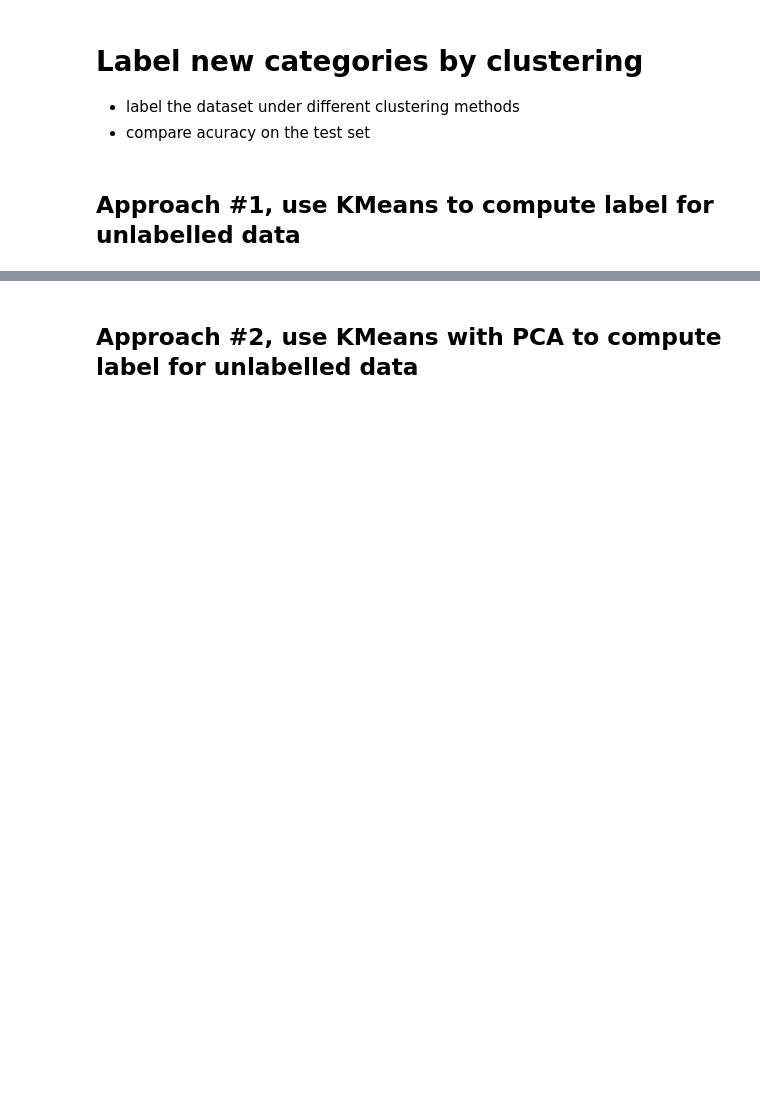
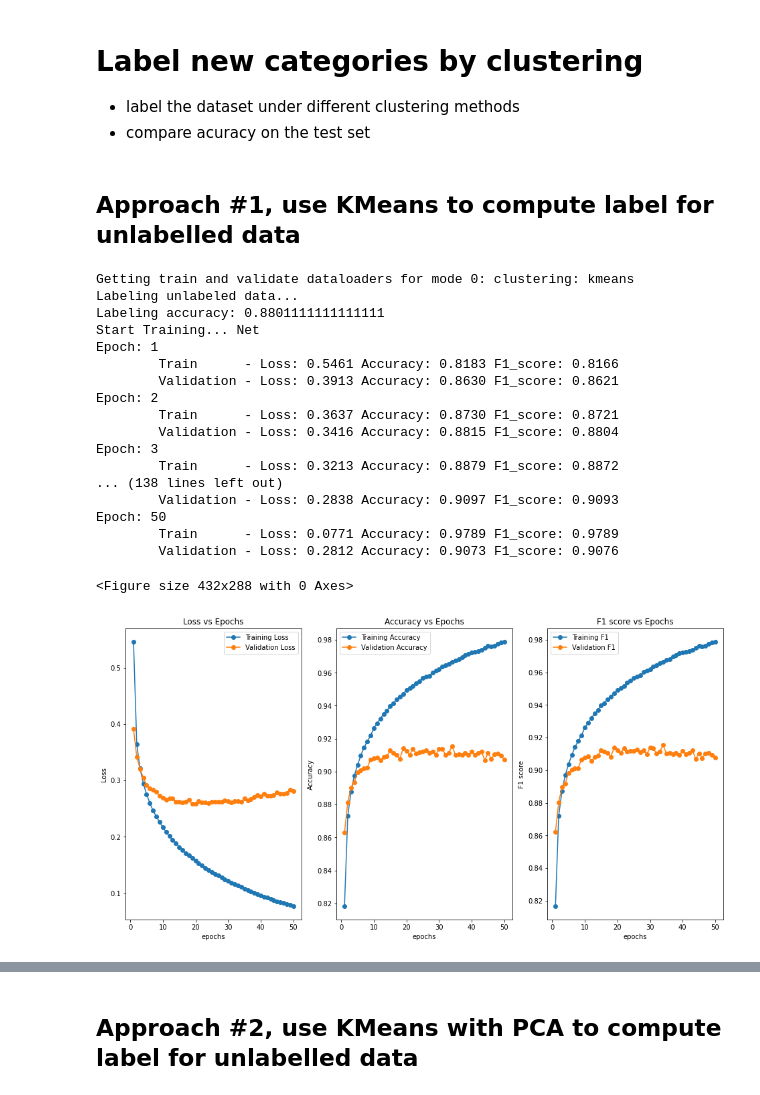
Before and after one commit to kew6688/Fashion-MNIST-Supervised-and-unsupervised-training, a Jupyter notebook: main.ipynb, the cells around one changed output, grey strips where cells are left out. Drawn from its saved outputs; the diff is of its cells as text; code cells hidden in the pictures; blank space fills up the shorter version.

```diff
--- a/main.ipynb
+++ b/main.ipynb
@@ -188,3 +173,26 @@ Result on full test set      : Loss: 0.2838 Accuracy: 0.8999 F1_score: 0.8989
 - compare acuracy on the test set
 # %% [markdown]
 ## Approach #1, use KMeans to compute label for unlabelled data
+# %%
+mode_metric = whole_flow(0, False)
+mode_metrics[0] = mode_metric
+# %% [output]
+Getting train and validate dataloaders for mode 0: clustering: kmeans
+Labeling unlabeled data...
+Labeling accuracy: 0.8801111111111111
+Start Training... Net
+Epoch: 1
+        Train      - Loss: 0.5461 Accuracy: 0.8183 F1_score: 0.8166
+        Validation - Loss: 0.3913 Accuracy: 0.8630 F1_score: 0.8621
+Epoch: 2
+        Train      - Loss: 0.3637 Accuracy: 0.8730 F1_score: 0.8721
+        Validation - Loss: 0.3416 Accuracy: 0.8815 F1_score: 0.8804
+Epoch: 3
+        Train      - Loss: 0.3213 Accuracy: 0.8879 F1_score: 0.8872
+... (138 lines left out)
+        Validation - Loss: 0.2838 Accuracy: 0.9097 F1_score: 0.9093
+Epoch: 50
+        Train      - Loss: 0.0771 Accuracy: 0.9789 F1_score: 0.9789
+        Validation - Loss: 0.2812 Accuracy: 0.9073 F1_score: 0.9076
+<Figure size 432x288 with 0 Axes>
+[figure, added]
```
Also changed, not shown: parts of 10 cells of this notebook, 1 other file.
